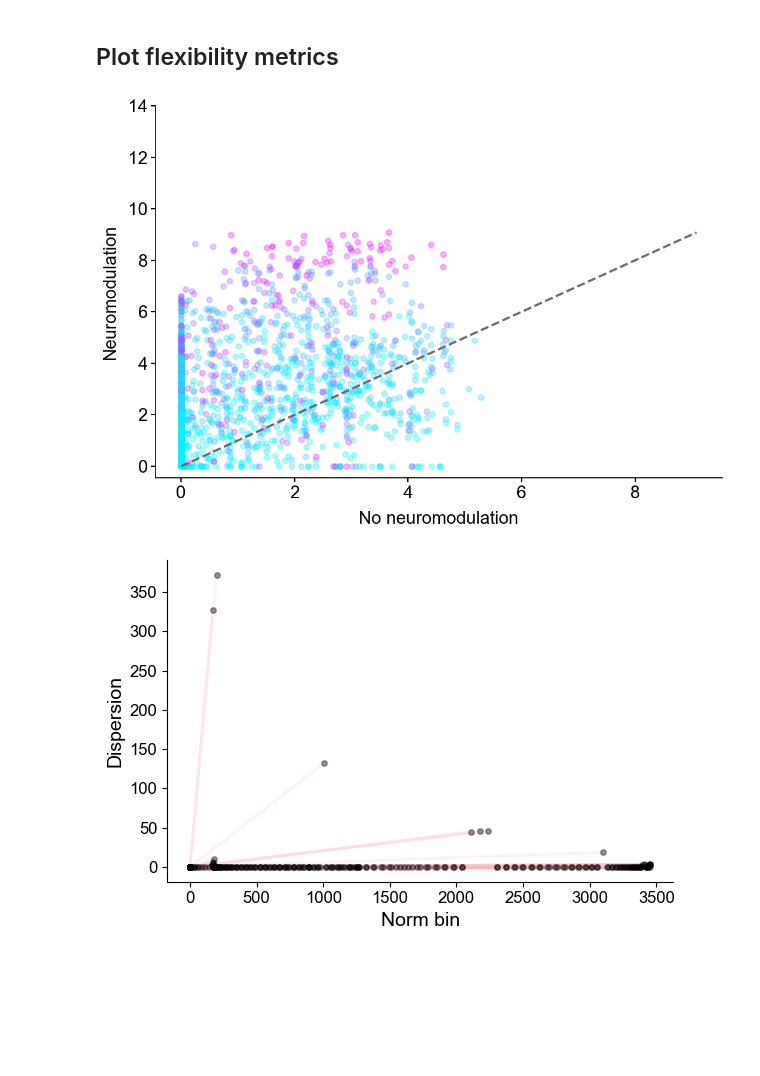
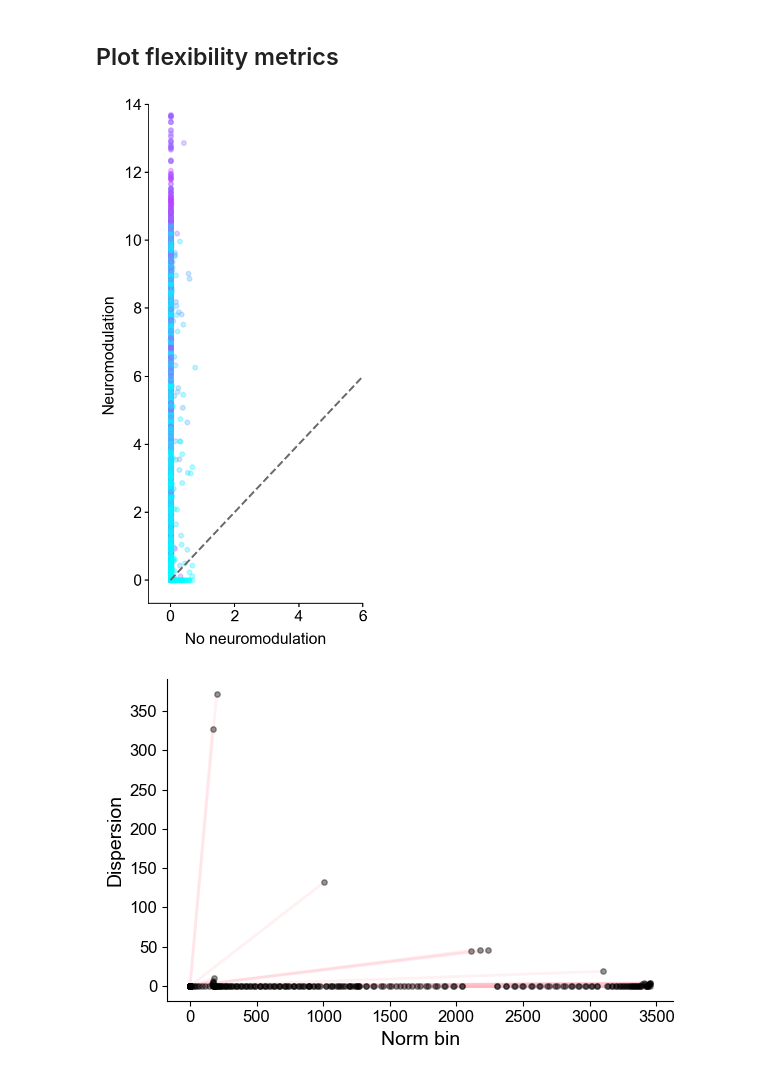
Before and after one commit to natmtc/flexible-motoneuron-control, a Jupyter notebook: Plot_figures.ipynb, the cells around one changed output. Saved outputs shown, nothing was run; the diff lists cells and outputs as text; code cells hidden in the pictures; blank space fills up the shorter version.

```diff
--- a/Plot_figures.ipynb
+++ b/Plot_figures.ipynb
@@ -24,7 +24,7 @@ import scipy.io
 # %% [markdown]
 ## Plot raster plot
 # %%
-file_path = "Data_MN_Model/Data_final/Spikes/DR_subject1_TAgamma1_SINUSOID_NOPIC.jld2"
+file_path = "Data_MN_Model/Data_final/Spikes/Simulations_with_force_as_input/DR_S1/DR_subject1_force14.jld2"
 with h5py.File(file_path, 'r') as f:
     spike_array = f['spike_array'][:]
 
@@ -69,9 +69,9 @@ ax.spines['bottom'].set_linewidth(1.5)
 ax.spines['left'].set_linewidth(1.5)
 
 # Tick appearance
-ax.tick_params(axis='both', direction='out', length=5, width=1.2)
+ax.tick_params(axis='both', direction='out', length=5, width=2)
 
 # Save and show
-plt.savefig('/Users/nmt121/Desktop/Figures/Raster_Sinusoid_nopic.pdf', dpi=300, bbox_inches='tight')
+plt.savefig('/Users/nmt121/Desktop/Figures/Rasters/Raster_day14.pdf', dpi=300, bbox_inches='tight')
 plt.show()
 # %% [output]
@@ -197,15 +233,15 @@ plt.show()
 
 
 # Load data
-file_path_sim = "/Users/nmt121/Desktop/Repositories/Motoneuron_Model/Data_MN_Model/Data_final/pairs_state_space/pair34_constant_SINPIC.jld2"
+file_path_sim = "/Users/nmt121/Desktop/Repositories/Motoneuron_Model/Data_MN_Model/Data_final/pairs_state_space/pair34_balanced.jld2"
 with h5py.File(file_path_sim, 'r') as f:
     firings_similar = f['avg_traj'][:].T
 
-file_path_diff = "/Users/nmt121/Desktop/Repositories/Motoneuron_Model/Data_MN_Model/Data_final/pairs_state_space/pair6667_constant_SINPIC.jld2"
+file_path_diff = "/Users/nmt121/Desktop/Repositories/Motoneuron_Model/Data_MN_Model/Data_final/pairs_state_space/pair6667_balanced.jld2"
 with h5py.File(file_path_diff, 'r') as f:
     firings_diff = f['avg_traj'][:].T
 
-file_path_diff = "/Users/nmt121/Desktop/Repositories/Motoneuron_Model/Data_MN_Model/Data_final/pairs_state_space/pair170_constant_SINPIC.jld2"
+file_path_diff = "/Users/nmt121/Desktop/Repositories/Motoneuron_Model/Data_MN_Model/Data_final/pairs_state_space/pair170_balanced.jld2"
 with h5py.File(file_path_diff, 'r') as f:
     firings_recr = f['avg_traj'][:].T
 
@@ -242,7 +278,7 @@ ax.grid(False)
 ax.set_title("")
 
 # Save figure
-plt.savefig('/Users/nmt121/Desktop/Figures/pairssin_pic.pdf', dpi=300, bbox_inches='tight')
+plt.savefig('/Users/nmt121/Desktop/Figures/pairssin__balanced.pdf', dpi=300, bbox_inches='tight')
 plt.show()
 
 plt.show()
@@ -909,25 +1023,25 @@ plt.show()
 # %% [markdown]
 ## Plot flexibility metrics
 # %%
-file_path = "Data_MN_Model/Data_final/Flexibility_metrics_matlab/displacement_sinusoid_NOPIC.mat"
+# file_path = "Data_MN_Model/Data_final/Flexibility_metrics_matlab/displacement_sinusoid_NOPIC.mat"
+# mat_data = scipy.io.loadmat(file_path)
+# displacement_NOPIC = mat_data['displacement'][0,:]
+
+# file_path = "Data_MN_Model/Data_final/Flexibility_metrics_matlab/displacement_sinusoid_PIC.mat"
+# mat_data = scipy.io.loadmat(file_path)
+# displacement_PIC = mat_data['displacement'][0,:]
+
+
+file_path = "Data_MN_Model/Data_final/Flexibility_metrics_matlab/displacement_tr_noPIC.mat"
 mat_data = scipy.io.loadmat(file_path)
 displacement_NOPIC = mat_data['displacement'][0,:]
 
-file_path = "Data_MN_Model/Data_final/Flexibility_metrics_matlab/displacement_sinusoid_PIC.mat"
+file_path = "Data_MN_Model/Data_final/Flexibility_metrics_matlab/displacement_tr_PIC.mat"
 mat_data = scipy.io.loadmat(file_path)
 displacement_PIC = mat_data['displacement'][0,:]
 
-
-# file_path = "Data_MN_Model/Data_final/Flexibility_metrics_matlab/displacement_tr_noPIC.mat"
-# mat_data = scipy.io.loadmat(file_path)
-# displacement_NOPIC = mat_data['displacement'][0,:]
-
-# file_path = "Data_MN_Model/Data_final/Flexibility_metrics_matlab/displacement_tr_PIC.mat"
-# mat_data = scipy.io.loadmat(file_path)
-# displacement_PIC = mat_data['displacement'][0,:]
-
-# file_path = "/Users/nmt121/Desktop/Repositories/Motoneuron_Model/Data_MN_Model/Data_final/vthca_sinusoid_PIC_tr.mat"
-file_path = "Data_MN_Model/Data_final/Flexibility_metrics_matlab/vthca_sinusoid_PIC_trial2.mat"
+file_path = "/Users/nmt121/Desktop/Repositories/Motoneuron_Model/Data_MN_Model/Data_final/vthca_sinusoid_PIC_tr.mat"
+# file_path = "Data_MN_Model/Data_final/Flexibility_metrics_matlab/vthca_sinusoid_PIC_trial2.mat"
 
 
 
@@ -937,7 +1051,7 @@ norm = plt.Normalize(vmin=np.min(np.abs(biophysical_properties)), vmax=np.max(np
 
 max_val = max(np.max(displacement_PIC), np.max(displacement_NOPIC))
 min_val = min(np.min(displacement_PIC), np.min(displacement_NOPIC))
-fig, ax = plt.subplots(figsize=(10, 7))
+fig, ax = plt.subplots(figsize=(5, 10))
 
 plt.plot([min_val, max_val], [min_val, max_val], '--',color='dimgray',label='Diagonal (y = x)', linewidth=2.5)
 
@@ -947,37 +1061,36 @@ cmap = plt.cm.cool
 for i in range(len(displacement_NOPIC)):
     color = cmap(norm(abs(biophysical_properties[i])))  # Map the biophysical property to a color
     plt.scatter(displacement_NOPIC[i], displacement_PIC[i], color=color, linewidth=1.5, alpha=0.3)  # Line with gradient color
 
 
 # Hide grid lines
 ax.grid(False)
 
 # Remove all spines except bottom and left
 sns.despine()
 
 # Make axis ticks visible and adjust label size
 ax.tick_params(axis='both', which='both', length=5, width=1.5, labelsize=20)
 
 # Set font globally to Arial
 plt.rcParams['font.family'] = 'Arial'
 
 # Customize axis line thickness (slightly thinner)
 ax.spines['bottom'].set_linewidth(1.2)
 ax.spines['left'].set_linewidth(1.2)
 ax.set_ylim(top=14)
 # Axis labels
 ax.set_xlabel('No neuromodulation', fontsize=20, labelpad=10)
 ax.set_ylabel('Neuromodulation', fontsize=20, labelpad=10)
-
-
+ax.set_xlim(right=6)
 
 plt.tight_layout()
 
-plt.savefig('/Users/nmt121/Desktop/Figures/displacement_sin_contraction_PICs.pdf', dpi=300, bbox_inches='tight')
+plt.savefig('/Users/nmt121/Desktop/Figures/displacement_tr_contraction_PICs.pdf', dpi=300, bbox_inches='tight')
 
 plt.show()
 # %% [output]
-[figure, old version]
+[figure, new version]
 # %%
 # Load data
 file_path = "Data_MN_Model/Data_final/Flexibility_metrics_matlab/dispersion_sin_PIC.mat"
```
Also changed, not shown: parts of 11 cells of this notebook, 12 other files.
